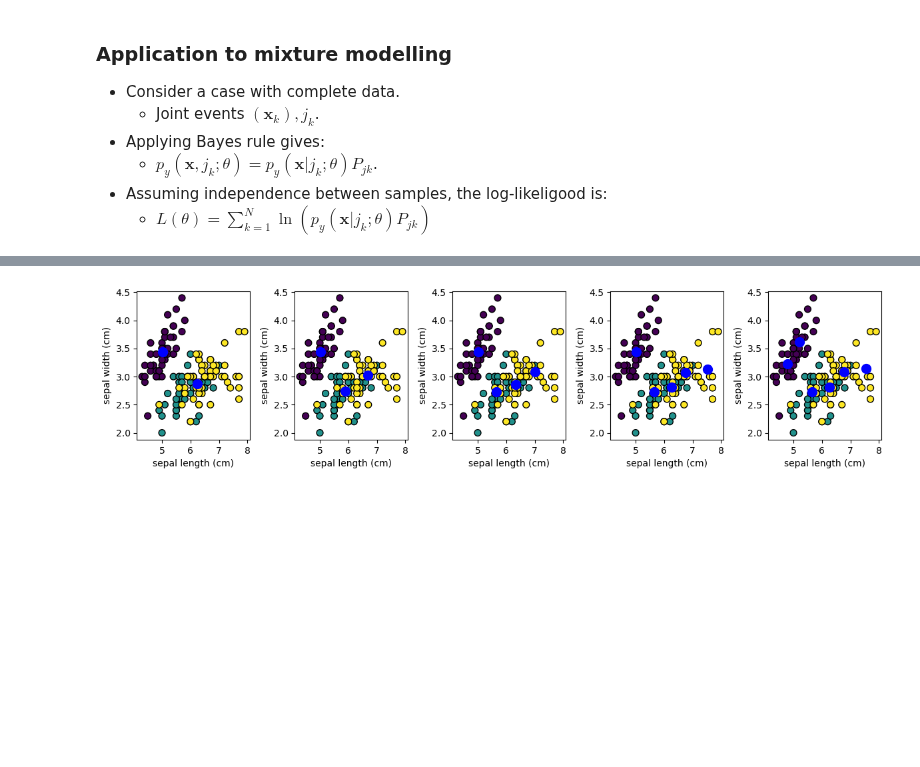
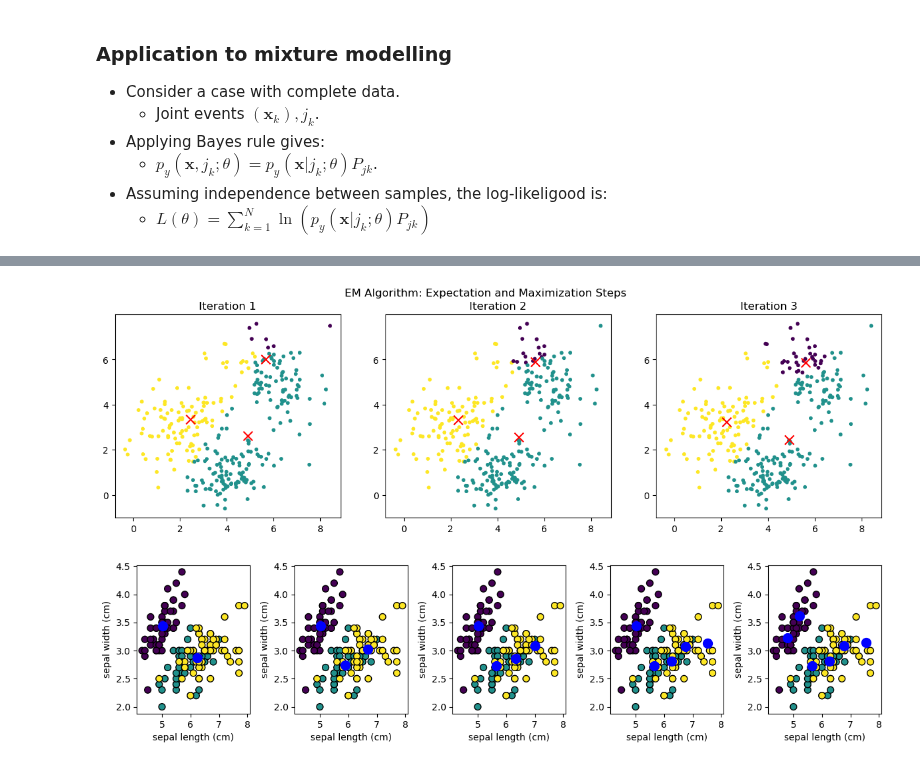
Before and after one commit to Wickstrom/pattern-recognition-handbook, a Jupyter notebook: notebooks/02/mixture_models.ipynb, the cells around one changed output, grey strips where cells are left out. Drawn from its saved outputs; the diff is of its cells as text; code cells hidden in the pictures; blank space fills up the shorter version.

```diff
--- a/notebooks/02/mixture_models.ipynb
+++ b/notebooks/02/mixture_models.ipynb
@@ -139,3 +177,61 @@ Problem:
+# %%
+import numpy as np
+import matplotlib.pyplot as plt
+from scipy.stats import multivariate_normal
+
+# Generate synthetic data from three Gaussians
+np.random.seed(42)
+N = 300
+means_true = np.array([[2, 3], [6, 5], [4, 1]])
+covs_true = [np.array([[1.5, 0.5], [0.5, 1]]),
+             np.array([[1, -0.3], [-0.3, 1.2]]),
+             np.array([[0.8, 0.2], [0.2, 0.5]])]
+data = np.vstack([
+    np.random.multivariate_normal(means_true[i], covs_true[i], N//3)
+    for i in range(3)
+])
+
+# Initialization
+K = 3
+N_total = data.shape[0]
+np.random.seed(0)
+#means = data[np.random.choice(N_total, K, replace=False)]
+means = np.random.rand(K, 2) * 10
+covs = [np.eye(2) for _ in range(K)]
+weights = np.ones(K) / K
+
+def e_step(data, means, covs, weights):
+    resp = np.zeros((data.shape[0], K))
+    for k in range(K):
+        resp[:, k] = weights[k] * multivariate_normal.pdf(data, mean=means[k], cov=covs[k])
+    resp /= resp.sum(axis=1, keepdims=True)
+    return resp
+
+def m_step(data, resp):
+    Nk = resp.sum(axis=0)
+    means = np.dot(resp.T, data) / Nk[:, None]
+    covs = []
+    for k in range(K):
+        diff = data - means[k]
+        cov = np.dot(resp[:, k] * diff.T, diff) / Nk[k]
+        covs.append(cov)
+    weights = Nk / data.shape[0]
+    return means, covs, weights
+
+# Run EM for 3 iterations and plot
+plt.figure(figsize=(15, 4))
+for i in range(3):
+    resp = e_step(data, means, covs, weights)
+    means, covs, weights = m_step(data, resp)
+    plt.subplot(1, 3, i+1)
+    plt.scatter(data[:, 0], data[:, 1], c=resp.argmax(axis=1), cmap='viridis', s=10)
+    for k in range(K):
+        plt.scatter(means[k, 0], means[k, 1], c='red', marker='x', s=100)
+    plt.title(f'Iteration {i+1}')
+plt.suptitle('EM Algorithm: Expectation and Maximization Steps')
+plt.show()
+# %% [output]
+[figure, added]
 # %%
 import numpy as np
 import matplotlib.pyplot as plt
```
Also changed, not shown: parts of 21 cells of this notebook.
